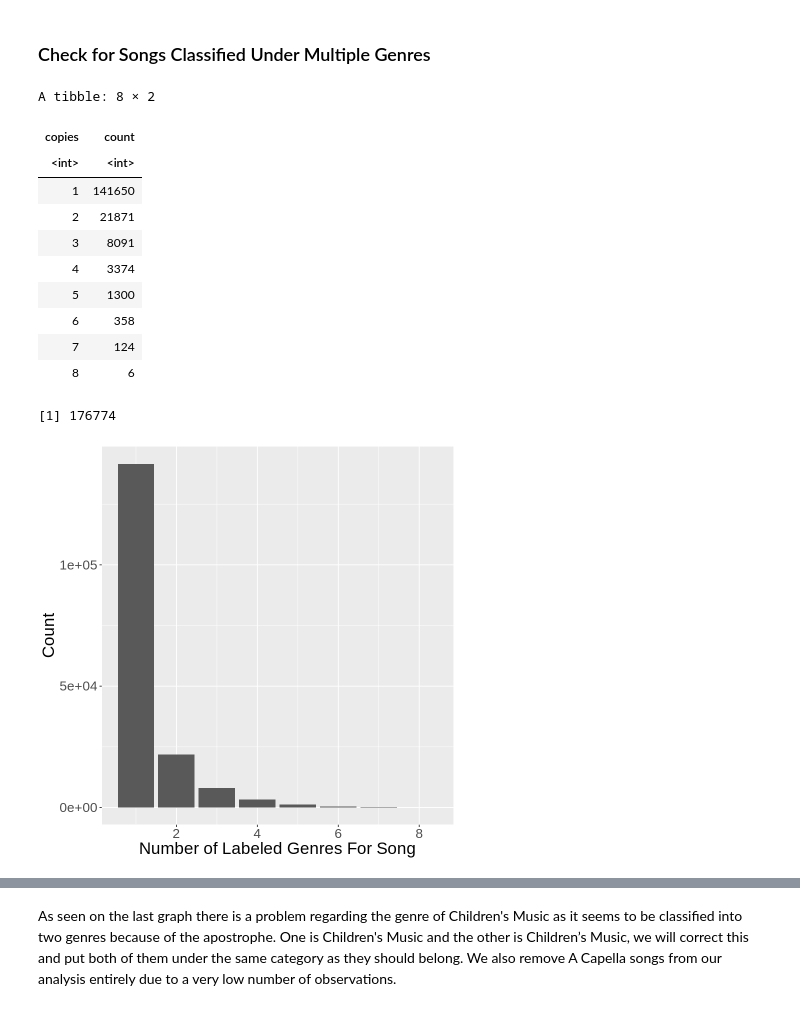
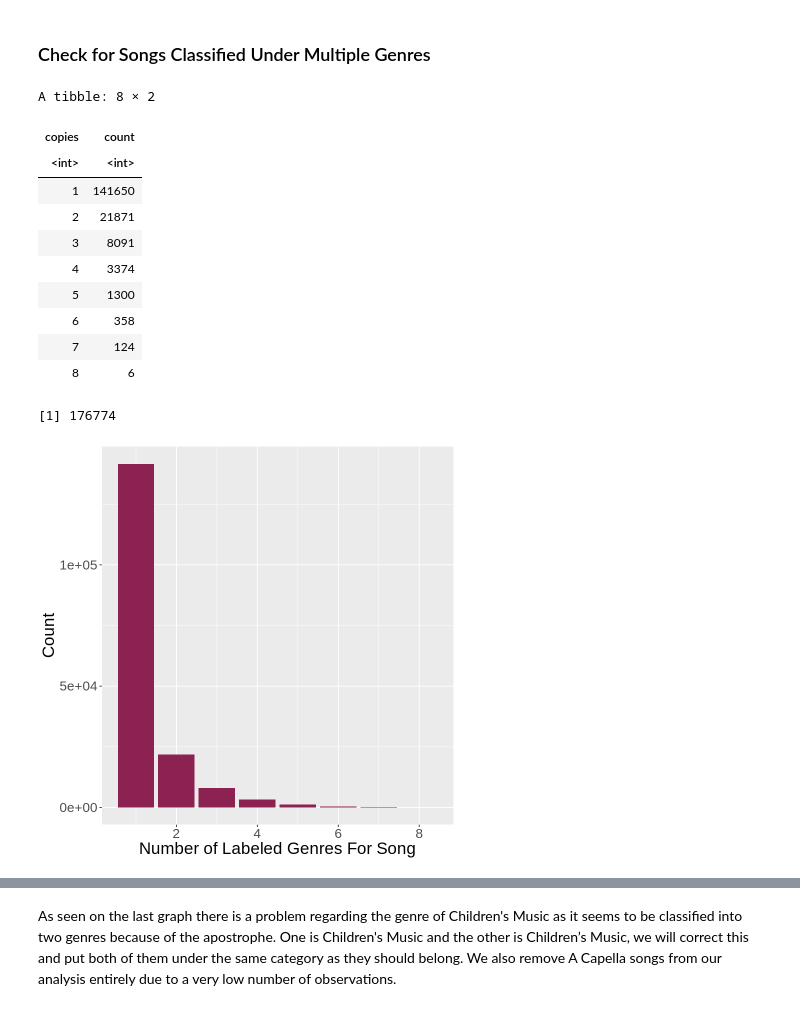
Before and after one commit to aidanmeharg/dsci-100-2022W2-group-5, a Jupyter notebook: group_5_proposal.ipynb, the cells around one changed output, grey strips where cells are left out. Drawn from its saved outputs; the diff is of its cells as text; code cells hidden in the pictures.

```diff
--- a/group_5_proposal.ipynb
+++ b/group_5_proposal.ipynb
@@ -42,7 +42,8 @@ song_data <- read_csv("https://github.com/aidanmeharg/dsci-100-2022W2-group-5/ra
 song_data <- song_data |>
     mutate(genre = as_factor(genre)) |>
     mutate(key = as_factor(key)) |>
-    mutate(time_signature = as_factor(time_signature))
+    mutate(time_signature = as_factor(time_signature)) |>
+    mutate(mode = as_factor(mode))
 
 song_data
 # %% [output]
@@ -75,33 +76,33 @@ song_copies <- song_data |>
     arrange(desc(copies))
 
 song_copy_counts <- song_copies |>
     group_by(copies) |>
     summarize(count = n())
 
 num_unique_track_ids <- song_copy_counts |>
     select(count) |>
     pull() |>
     sum()
 
 song_copy_counts
 num_unique_track_ids
 
 ggplot(song_copy_counts, aes(copies, count))+
-    geom_bar(stat = "identity")+
+    geom_bar(stat = "identity", fill = "violetred4")+
     labs(x = "Number of Labeled Genres For Song", y = "Count")+
     theme(text = element_text(size = 20))
 # %% [output]
 A tibble: 8 × 2
 | copies | count |
 | <int> | <int> |
 | 1 | 141650 |
 | 2 | 21871 |
 | 3 | 8091 |
 | 4 | 3374 |
 | 5 | 1300 |
 | 6 | 358 |
 | 7 | 124 |
 | 8 | 6 |
 [1] 176774
-[figure, old version]
+[figure, new version]
 # %% [markdown]
```
Also changed, not shown: parts of 20 cells of this notebook.
